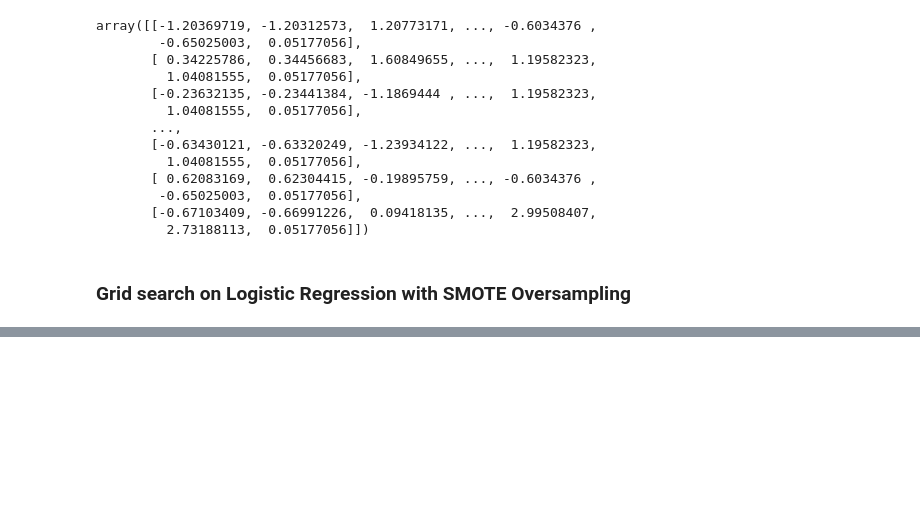
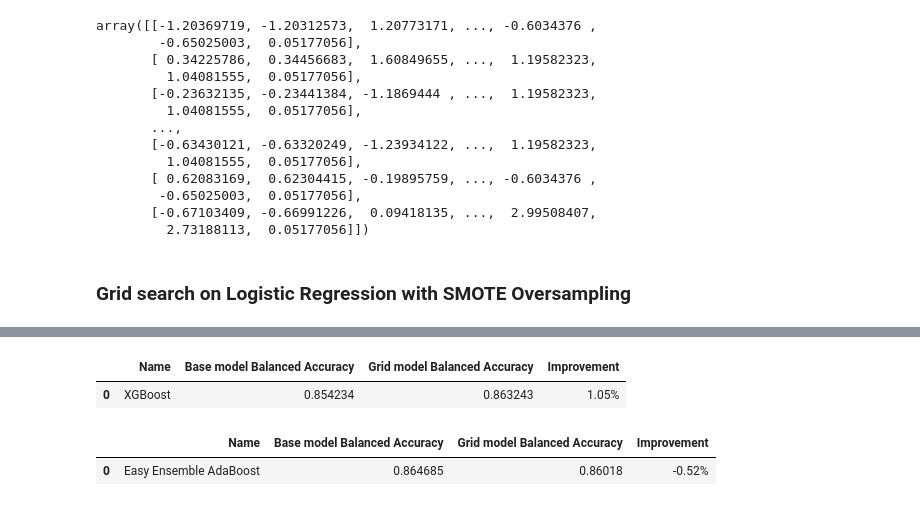
Before and after one commit to jenamis/final-project, a Jupyter notebook: ML models/Grid search on Logistic Regression.ipynb, the cells around one changed output, grey strips where cells are left out. Drawn from its saved outputs; the diff is of its cells as text; code cells hidden in the pictures; blank space fills up the shorter version.

```diff
--- a/ML models/Grid search on Logistic Regression.ipynb
+++ b/ML models/Grid search on Logistic Regression.ipynb
@@ -206,0 +200,12 @@ Please also refer to the documentation for alternative solver options:
+# %%
+df_xgb = pd.read_csv('df_xgb.csv')
+df_xgb
+# %% [output]
+|  | Name | Base model Balanced Accuracy | Grid model Balanced Accuracy | Improvement |
+| 0 | XGBoost | 0.854234 | 0.863243 | 1.05% |
+# %%
+df_ee = pd.read_csv('df_ee.csv')
+df_ee
+# %% [output]
+|  | Name | Base model Balanced Accuracy | Grid model Balanced Accuracy | Improvement |
+| 0 | Easy Ensemble AdaBoost | 0.864685 | 0.86018 | -0.52% |
```
Also changed, not shown: parts of 4 cells of this notebook, 5 other files.
